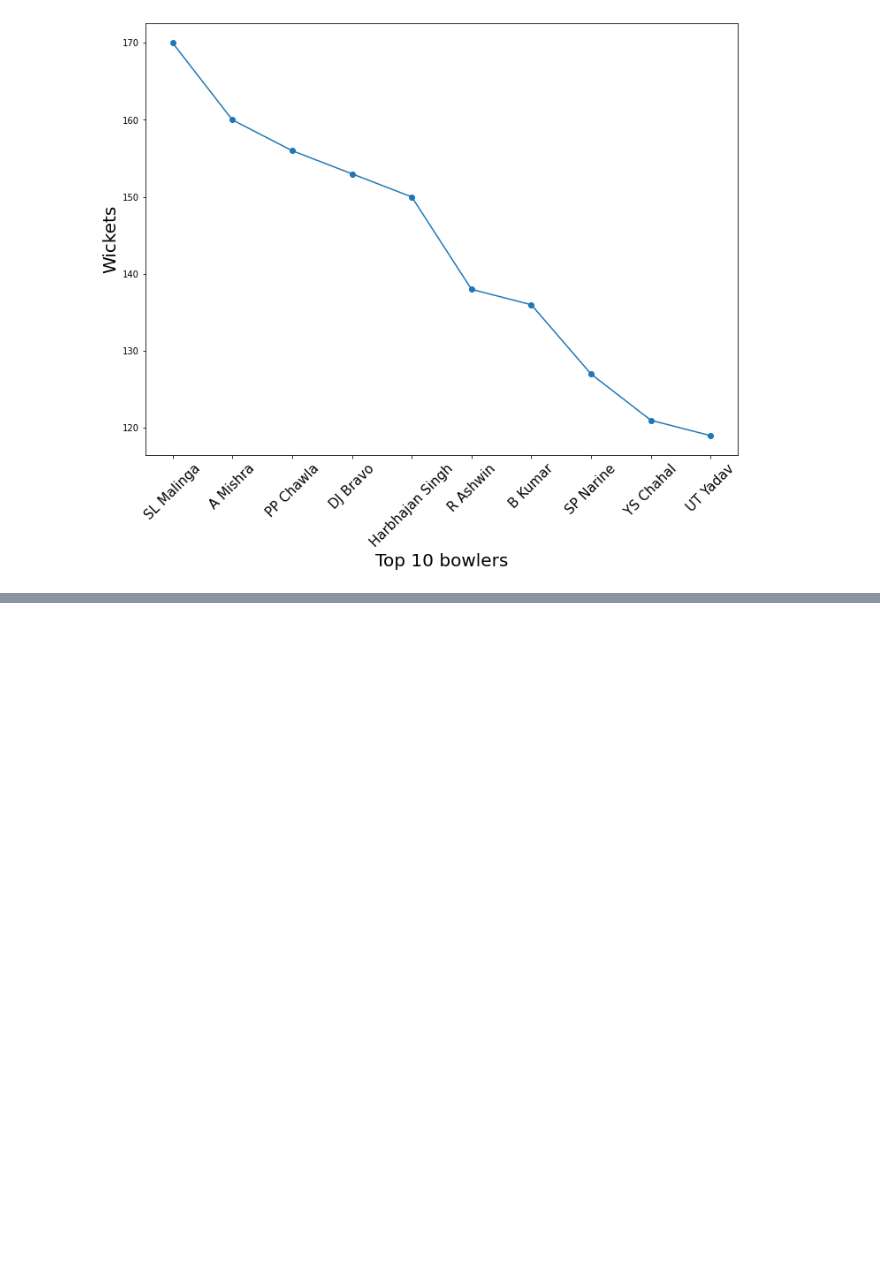
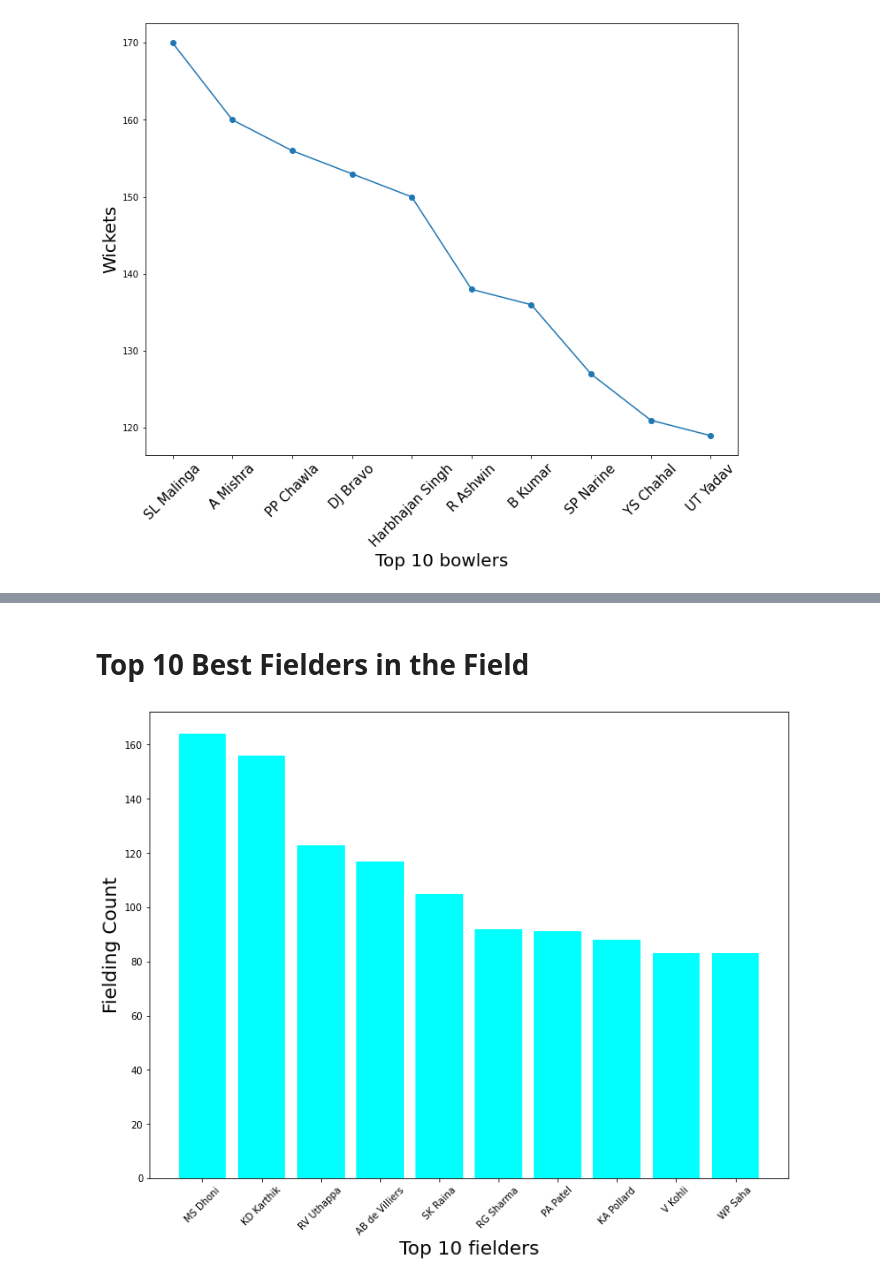
Before and after one commit to subhamyadav580/Data-Analysis-with-IPL-Dataset, a Jupyter notebook: IPL.ipynb, the cells around one changed output, grey strips where cells are left out. Saved outputs shown, nothing was run; the diff lists cells and outputs as text; code cells hidden in the pictures; blank space fills up the shorter version.

```diff
--- a/IPL.ipynb
+++ b/IPL.ipynb
@@ -619,0 +630,20 @@ bobData.head(4)
+# %% [markdown]
+# **Top 10 Best Fielders in the Field**
+# %%
+fieldersData = bobData[(bobData.player_dismissed != 'Not out') &
+                   (bobData.dismissal_kind != 'bowled') & (bobData.dismissal_kind != 'retired hurt') & (bobData.dismissal_kind != 'hit wicket')
+                    & (bobData.dismissal_kind != 'obstructing the field') & (bobData.dismissal_kind != 'lbw') & (bobData.fielder != 'No fielder')]
+fieldersName = list(fieldersData.fielder.value_counts().index)
+fieldingCount = list(fieldersData.fielder.value_counts())
+# %%
+fig = plt.figure(figsize=(12, 9))
+
+ax = fig.add_subplot()
+plt.bar(range(len(fieldersName[:10])), fieldingCount[:10], color='cyan')
+plt.xlabel('Top 10 fielders', fontsize=20)
+plt.ylabel('Fielding Count', fontsize=20)
+ax.set_xticks(range(len(fieldersName[:10])))
+ax.set_xticklabels((fieldersName[0:10]), rotation=45, fontsize=10)
+plt.show()
+# %% [output]
+[figure, added]
```
Also changed, not shown: parts of 9 cells of this notebook.
